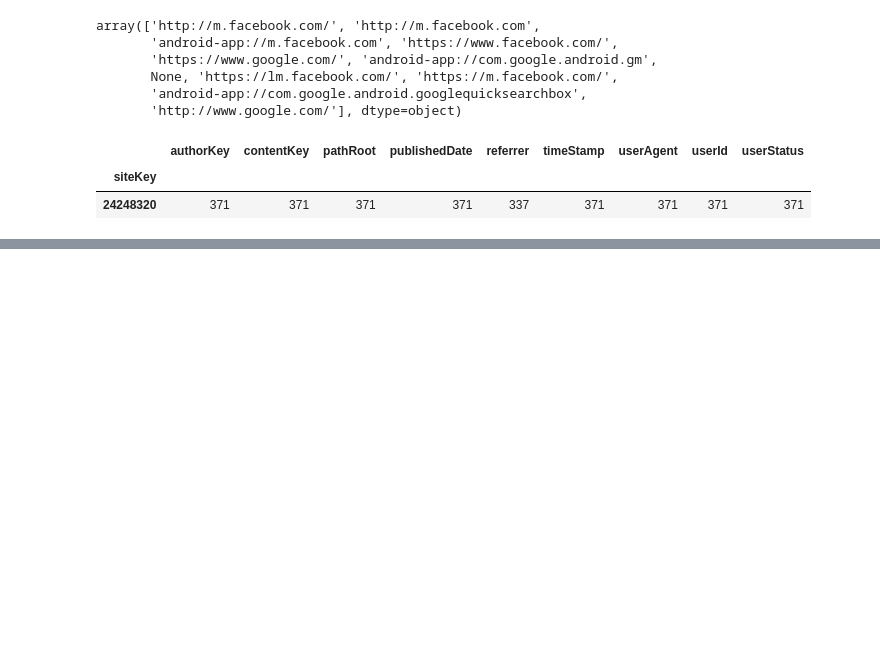
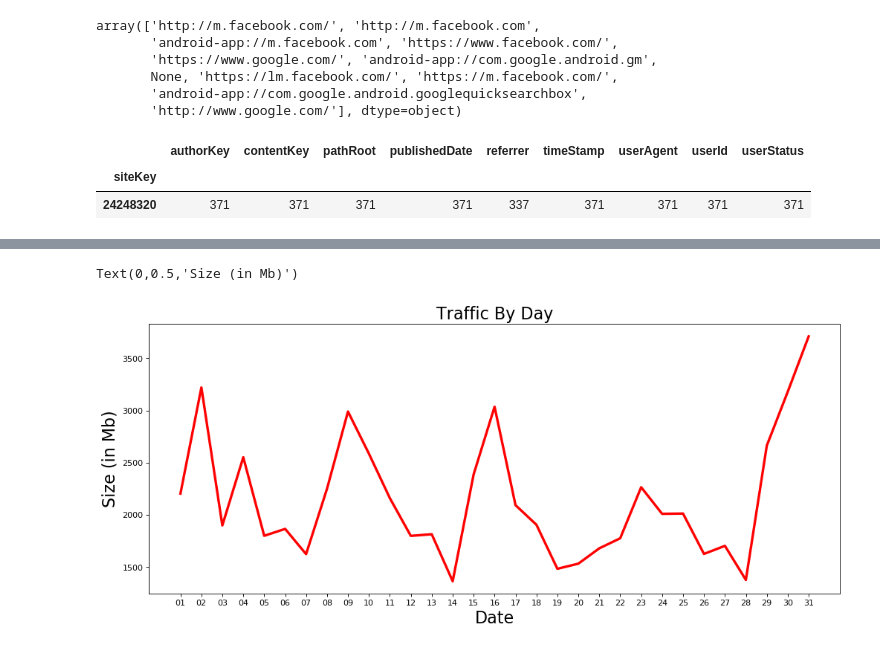
Before and after one commit to DEREJEGETU/24Sports, a Jupyter notebook: 247-test-data.ipynb, the cells around one changed output, grey strips where cells are left out. Cells and saved outputs as stored; diff of their text form; code cells hidden in the pictures; blank space fills up the shorter version.

```diff
--- a/247-test-data.ipynb
+++ b/247-test-data.ipynb
@@ -208,0 +225,10 @@ sk1_count
+# %%
+# Changing size to mbs
+def std_size(df, var1, var2, var3):
+    if df[var1] == 'KiB' :
+        df[var3] = df[var2]/1000
+    else:
+        df[var3] = df[var2]
+    return df
+
+size = size.apply(lambda df: std_size(df, 'unit', 'size','sizeMb'), axis=1)
@@ -208,0 +244,5 @@ sk1_count
+# %%
+# creating new col for date, time and date time from filenames
+size['Day'] = size['name'].str.slice(26, 28)
+size['DayHour'] = size['name'].str.slice(26, 31)
+size['Hour'] = size['name'].str.slice(29, 31)
@@ -208,0 +259,4 @@ sk1_count
+# %%
+# size by day and hour
+size_by_day_hour = size[['name','sizeMb','Day','DayHour','Hour']]
+size_by_day_hour.head()
@@ -208,0 +270,4 @@ sk1_count
+# %%
+size_by_day = size_by_day_hour.groupby('Day').sum()
+size_by_day['Day'] = size_by_day.index
+size_by_day.head()
@@ -208,0 +364,11 @@ sk1_count
+# %%
+fig = plt.figure(figsize=(15, 6), dpi=80)
+ax = fig.add_subplot(111)
+ax.plot(size_by_day, color='red', linewidth=3)
+# size_by_day.plot()
+plt.title("Traffic By Day", fontsize=20)
+plt.xlabel("Date", fontsize=20)
+plt.ylabel("Size (in Mb)", fontsize=20)
+# %% [output]
+Text(0,0.5,'Size (in Mb)')
+[figure, added]
```
Also changed, not shown: parts of 23 cells of this notebook, 1 other file.
